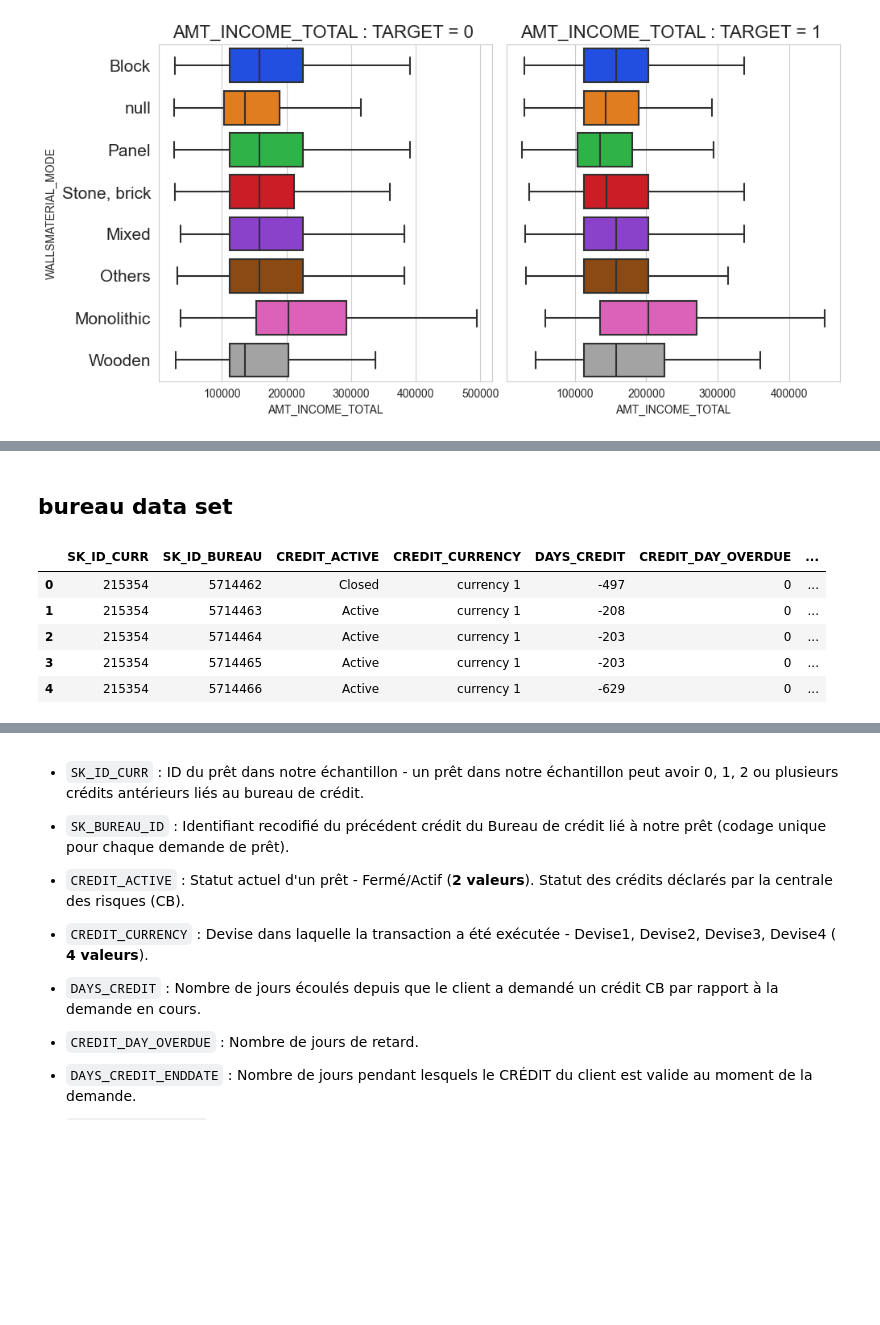
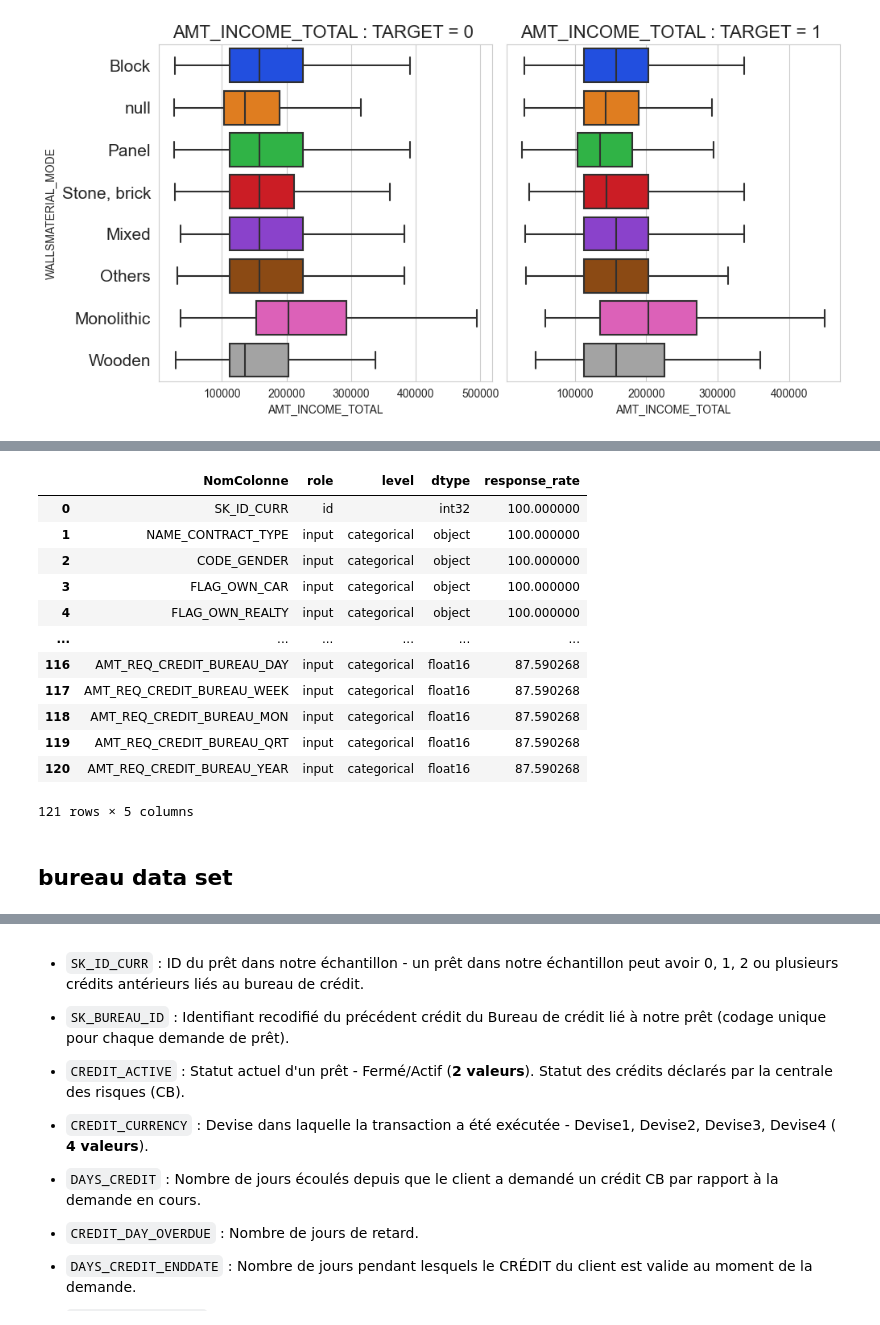
Before and after one commit to DaiTensa/projetscoring, a Jupyter notebook: notebook/01_EDA.ipynb, the cells around one changed output, grey strips where cells are left out. Drawn from its saved outputs; the diff is of its cells as text; code cells hidden in the pictures; blank space fills up the shorter version.

```diff
--- a/notebook/01_EDA.ipynb
+++ b/notebook/01_EDA.ipynb
@@ -976,0 +599,3 @@ plot_categ_vs_numeric_columns(application_train, categ_col="WALLSMATERIAL_MODE",
+# %%
+application_test = data_base.import_file(file_name='application_test.csv')
+application_test.head()
@@ -976,0 +614,6 @@ plot_categ_vs_numeric_columns(application_train, categ_col="WALLSMATERIAL_MODE",
+# %%
+rapport_df_application_test = RapportDataFrame(application_test, target_column="TARGET", ID_Columns="SK_ID_CURR")
+# Rapport : application_test
+print("Data Frame : application_test")
+print(20 * "--")
+rapport_df_application_test.rapport()
@@ -977,11 +638,21 @@ plot_categ_vs_numeric_columns(application_train, categ_col="WALLSMATERIAL_MODE",
+# %%
+# Pour récupérer les noms de colonnes d'un data frame : Exemple pour previous_application
+original_columns_test, categorical_columns_test, numerical_columns_test, binary_columns_test= rapport_df_application_test.get_df_columns()
+recap_columns_test = rapport_df_application_test.recap_columns_info()
+recap_columns_test
+# %% [output]
+|  | NomColonne | role | level | dtype | response_rate |
+| 0 | SK_ID_CURR | id |  | int32 | 100.000000 |
+| 1 | NAME_CONTRACT_TYPE | input | categorical | object | 100.000000 |
+| 2 | CODE_GENDER | input | categorical | object | 100.000000 |
+| 3 | FLAG_OWN_CAR | input | categorical | object | 100.000000 |
+| 4 | FLAG_OWN_REALTY | input | categorical | object | 100.000000 |
+| ... | ... | ... | ... | ... | ... |
+| 116 | AMT_REQ_CREDIT_BUREAU_DAY | input | categorical | float16 | 87.590268 |
+| 117 | AMT_REQ_CREDIT_BUREAU_WEEK | input | categorical | float16 | 87.590268 |
+| 118 | AMT_REQ_CREDIT_BUREAU_MON | input | categorical | float16 | 87.590268 |
+| 119 | AMT_REQ_CREDIT_BUREAU_QRT | input | categorical | float16 | 87.590268 |
+| 120 | AMT_REQ_CREDIT_BUREAU_YEAR | input | categorical | float16 | 87.590268 |
+121 rows × 5 columns
 # %% [markdown]
 ## bureau data set
-# %%
-bureau.head()
-# %% [output]
-|  | SK_ID_CURR | SK_ID_BUREAU | CREDIT_ACTIVE | CREDIT_CURRENCY | DAYS_CREDIT | CREDIT_DAY_OVERDUE | ... |
-| 0 | 215354 | 5714462 | Closed | currency 1 | -497 | 0 | ... |
-| 1 | 215354 | 5714463 | Active | currency 1 | -208 | 0 | ... |
-| 2 | 215354 | 5714464 | Active | currency 1 | -203 | 0 | ... |
-| 3 | 215354 | 5714465 | Active | currency 1 | -203 | 0 | ... |
-| 4 | 215354 | 5714466 | Active | currency 1 | -629 | 0 | ... |
```
Also changed, not shown: parts of 50 cells of this notebook, 7 other files.
